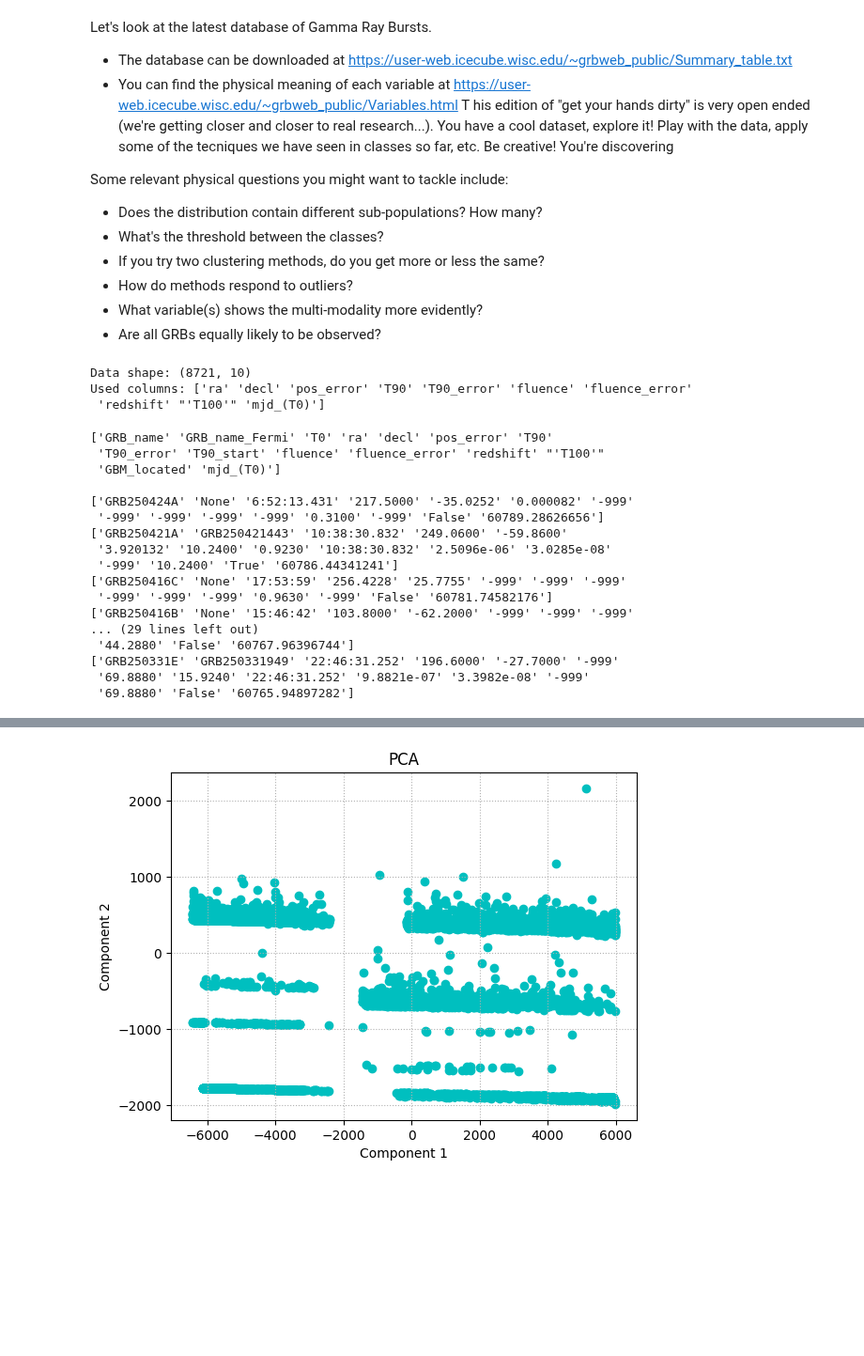
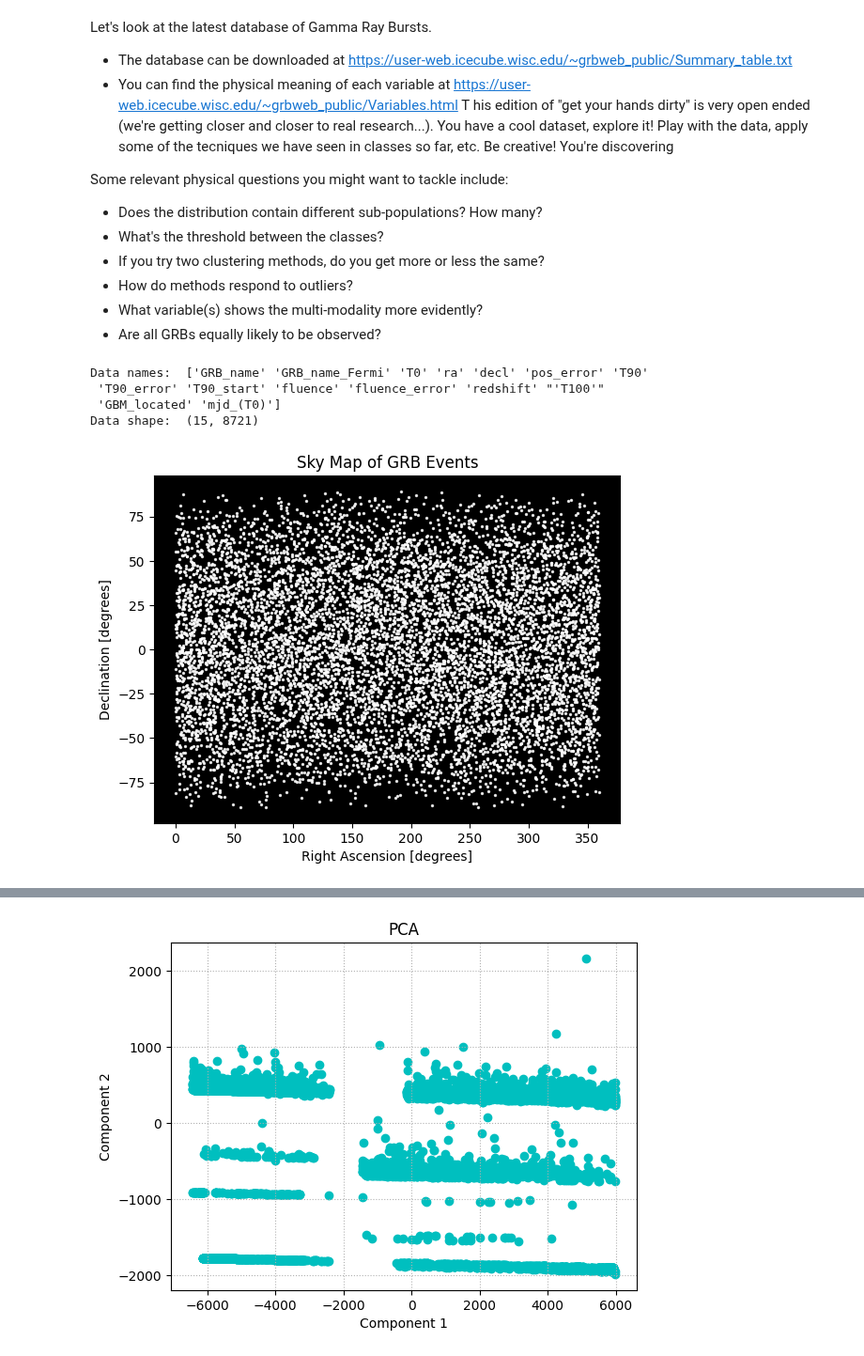
Before and after one commit to APozzi22/Astrostatistic, a Jupyter notebook: 14_Clustering/Gamma_Ray_Burst.ipynb, the cells around one changed output, grey strips where cells are left out. Shown at 94% size. Drawn from its saved outputs; the diff is of its cells as text; code cells hidden in the pictures; blank space fills up the shorter version.

```diff
--- a/14_Clustering/Gamma_Ray_Burst.ipynb
+++ b/14_Clustering/Gamma_Ray_Burst.ipynb
@@ -27,53 +30,21 @@ from sklearn.cluster import estimate_bandwidth
 # %%
 # Download file
-r = requests.get('https://user-web.icecube.wisc.edu/~grbweb_public/Summary_table.txt')
-with open("Summary_table.txt", 'wb') as f:
-    f.write(r.content)
+#r = requests.get('https://user-web.icecube.wisc.edu/~grbweb_public/Summary_table.txt')
+#with open("Summary_table.txt", 'wb') as f:
+#    f.write(r.content)
 
-# Upload data
-data = np.genfromtxt("Summary_table.txt", dtype='str', comments="#", autostrip=True)
+# Read content
+data = np.loadtxt("Summary_table.txt", dtype='str', unpack='True')
 
-# Find the headers
-with open("Summary_table.txt", 'r') as f:
-    header_line = f.readlines()[1]
-names = np.array([n.strip().replace(" ", "_") for n in header_line.replace("#","").strip().split('    ') if n.strip() != ''])
+# Read headers
+with open("Summary_table.txt",'r') as f:
+    names= np.array([n.strip().replace(" ","_") for n in f.readlines()[1].replace("#","").replace("\n","").lstrip().split('    ') if n.strip()!=''])
 
-# Find numerical columns
-numeric_indices = []
-for i in range(data.shape[1]):
-    try:
-        data[:, i].astype(float)
-        numeric_indices.append(i)
-    except ValueError:
-        pass
-
-formatted_data = data[:, numeric_indices].astype(float)
-
-print("Data shape:", formatted_data.shape)
-print("Used columns:", names[numeric_indices])
+# Check the data
+print("Data names: ", names)
+print("Data shape: ", data.shape)
 # %% [output]
-Data shape: (8721, 10)
-Used columns: ['ra' 'decl' 'pos_error' 'T90' 'T90_error' 'fluence' 'fluence_error'
- 'redshift' "'T100'" 'mjd_(T0)']
+Data names:  ['GRB_name' 'GRB_name_Fermi' 'T0' 'ra' 'decl' 'pos_error' 'T90'
+ 'T90_error' 'T90_start' 'fluence' 'fluence_error' 'redshift' "'T100'"
+ 'GBM_located' 'mjd_(T0)']
+Data shape:  (15, 8721)
-# %%
-print(names, '\n')
-for i in range(len(names)):
-    print(data[i])
-# %% [output]
-['GRB_name' 'GRB_name_Fermi' 'T0' 'ra' 'decl' 'pos_error' 'T90'
- 'T90_error' 'T90_start' 'fluence' 'fluence_error' 'redshift' "'T100'"
- 'GBM_located' 'mjd_(T0)']
-
-['GRB250424A' 'None' '6:52:13.431' '217.5000' '-35.0252' '0.000082' '-999'
- '-999' '-999' '-999' '-999' '0.3100' '-999' 'False' '60789.28626656']
-['GRB250421A' 'GRB250421443' '10:38:30.832' '249.0600' '-59.8600'
- '3.920132' '10.2400' '0.9230' '10:38:30.832' '2.5096e-06' '3.0285e-08'
- '-999' '10.2400' 'True' '60786.44341241']
-['GRB250416C' 'None' '17:53:59' '256.4228' '25.7755' '-999' '-999' '-999'
- '-999' '-999' '-999' '0.9630' '-999' 'False' '60781.74582176']
-['GRB250416B' 'None' '15:46:42' '103.8000' '-62.2000' '-999' '-999' '-999'
-... (29 lines left out)
- '44.2880' 'False' '60767.96396744']
-['GRB250331E' 'GRB250331949' '22:46:31.252' '196.6000' '-27.7000' '-999'
- '69.8880' '15.9240' '22:46:31.252' '9.8821e-07' '3.3982e-08' '-999'
- '69.8880' 'False' '60765.94897282']
@@ -80 +67,11 @@ for i in range(len(names)):
+# %%
+# Sky Map
+plt.scatter(ra, decl, color='white', s=2, alpha=0.8)
+plt.gca().set_facecolor('black')
+plt.xlabel('Right Ascension [degrees]')
+plt.ylabel('Declination [degrees]')
+plt.title('Sky Map of GRB Events')
+plt.show()
+# %% [output]
+[figure, added]
 # %%
```
Also changed, not shown: parts of 13 cells of this notebook, 3 other files.
